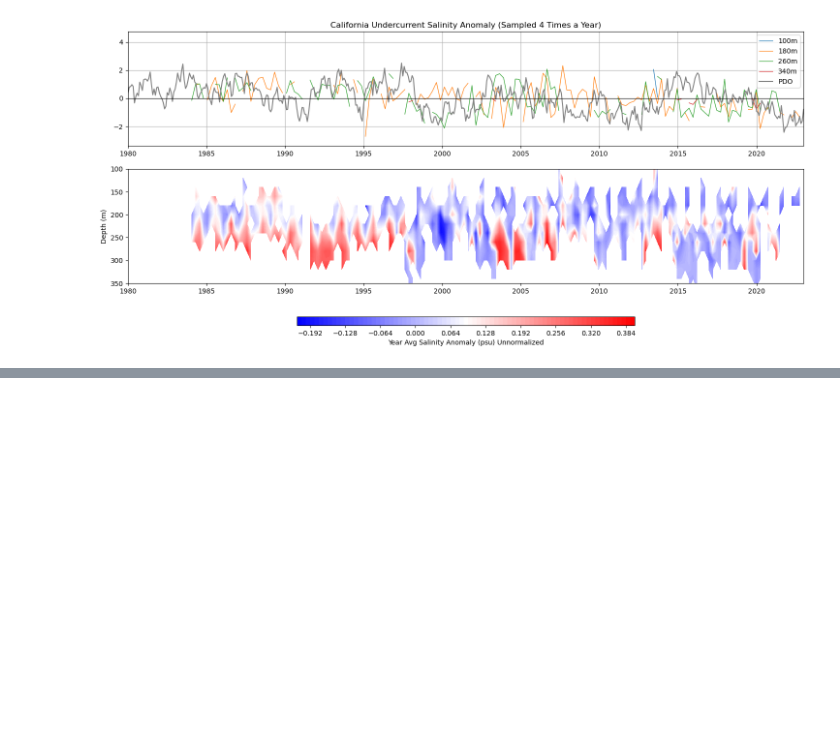
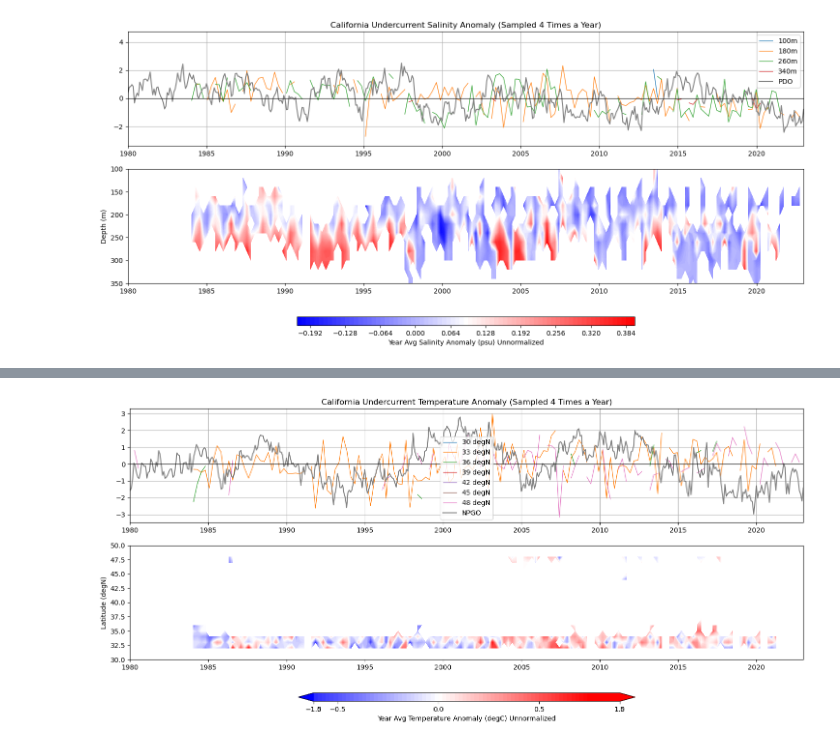
Before and after one commit to SalishSeaCast/analysis-griffon, a Jupyter notebook: notebooks/CaliforniaCurrentAnalysis/PreliminaryCurrentAnalysis.ipynb, the cells around one changed output, grey strips where cells are left out. Saved outputs shown, nothing was run; the diff lists cells and outputs as text; code cells hidden in the pictures; blank space fills up the shorter version.

```diff
--- a/notebooks/PreliminaryCurrentAnalysis.ipynb
+++ b/notebooks/CaliforniaCurrentAnalysis/PreliminaryCurrentAnalysis.ipynb
@@ -535,0 +662,54 @@ cbar.set_label('Year Avg Salinity Anomaly (psu) Unnormalized')
+# %%
+# California Undercurrent temperature latitude trends
+obs_used = obs_cuc
+
+start_yr = min(obs_used['year'])
+end_yr = max(obs_used['year'])
+
+
+lat_ranges = np.arange(30,50,1) # Every degree N
+variable_str = 'temperature (degC)' # Using temperature
+
+anom_array = contour_prep_lat(obs_used, start_yr, end_yr, lat_ranges, variable_str)
+
+x_yr_4times = np.linspace(start_yr, end_yr, num=(end_yr-start_yr)*4)
+X,Y = np.meshgrid(x_yr_4times, lat_ranges[:-1])
+
+fig, ax = plt.subplots(2,1, figsize=(18, 9))
+
+for i in range(0, anom_array.shape[0], 3):
+    lat_label = lat_ranges[i]
+    ax[0].plot(x_yr_4times, zscore(anom_array[i], nan_policy='omit'), label=f'{lat_label} degN', linewidth=0.9)
+
+# lat_mask = ((lat_ranges >= 100) & (lat_ranges <= 350))
+# masked_lats = np.where(lat_mask)[0]  # indices of depths in range 100–350
+
+# for idx in masked_lats[::4]:  # every 5th depth index in range
+#     lat_label = lat_ranges[idx]
+#     ax[0].plot(x_yr_4times, zscore(anom_array[idx], nan_policy='omit'), label=f'{lat_label}m', linewidth=0.9)
+
+# ax[0].plot(enso['decimal_yr'], zscore(enso['index']), c='grey', ls='-', label='ENSO')
+# ax[0].plot(pdo['decimal_yr'], zscore(pdo['index']), c='grey', ls='-', label='PDO')
+ax[0].plot(npgo['decimal_yr'], zscore(npgo['index'], nan_policy='omit'), c='grey', ls='-', label='NPGO')
+
+ax[0].set_xlim([1980,2023])
+ax[0].legend()
+ax[0].axhline(0, color='black', linewidth=0.8)
+ax[0].grid()
+ax[0].set_title('California Undercurrent Temperature Anomaly (Sampled 4 Times a Year)')
+
+vmax=3
+# levels = np.linspace(-vmax, vmax, 80)
+# cp = ax[1].contourf(X,Y, anom_array, levels=levels, cmap='bwr', extend='both')
+
+cp = ax[1].contourf(X,Y, anom_array, levels=80, cmap='bwr', vmin=-0.75,vmax=0.75, extend='both')
+
+ax[1].set_ylabel('Latitude (degN)')
+ax[1].set_xlim([1980,2023])
+ax[1].set_ylim([30,50])
+
+ticks = [x/2 for x in range(-vmax, vmax+1)]
+cbar = fig.colorbar(cp, ax=ax, orientation='horizontal', pad=0.1, aspect=40, shrink=0.5, ticks=ticks)
+cbar.set_label('Year Avg Temperature Anomaly (degC) Unnormalized')
+# %% [output]
+[figure, added]
```
Also changed, not shown: parts of 8 cells of this notebook, 53 other files.
